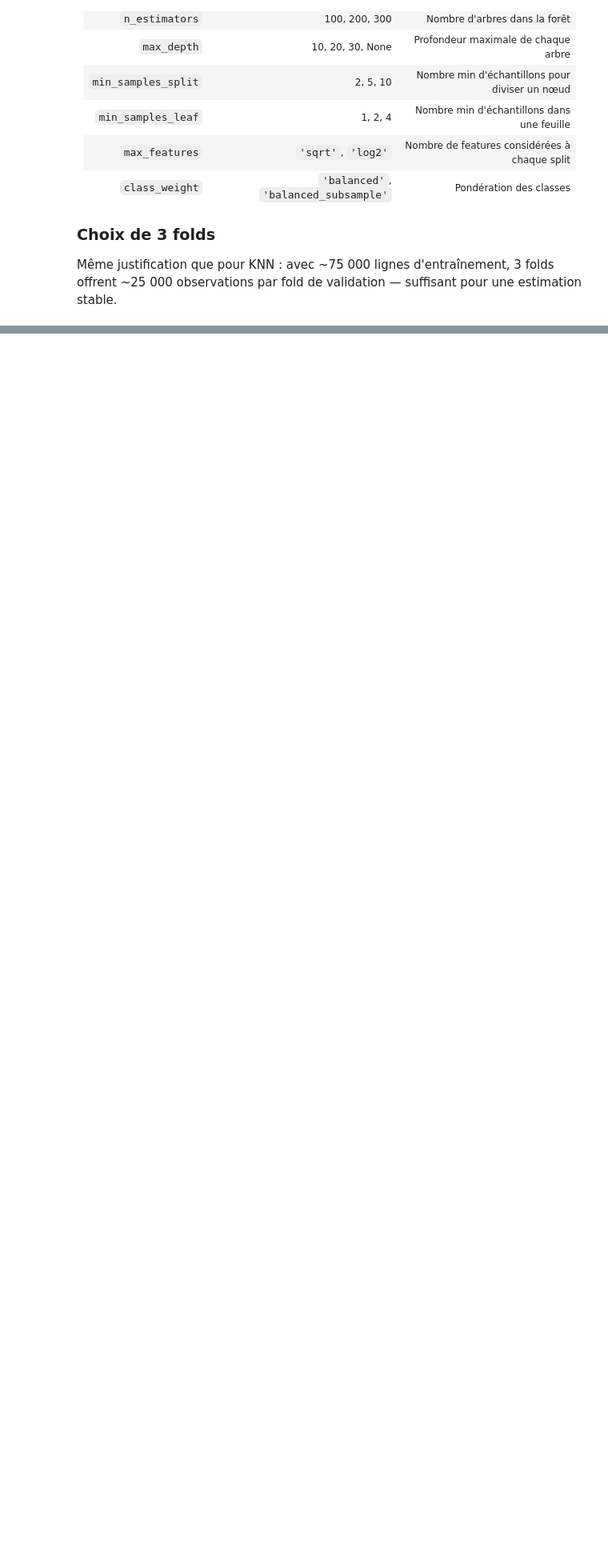
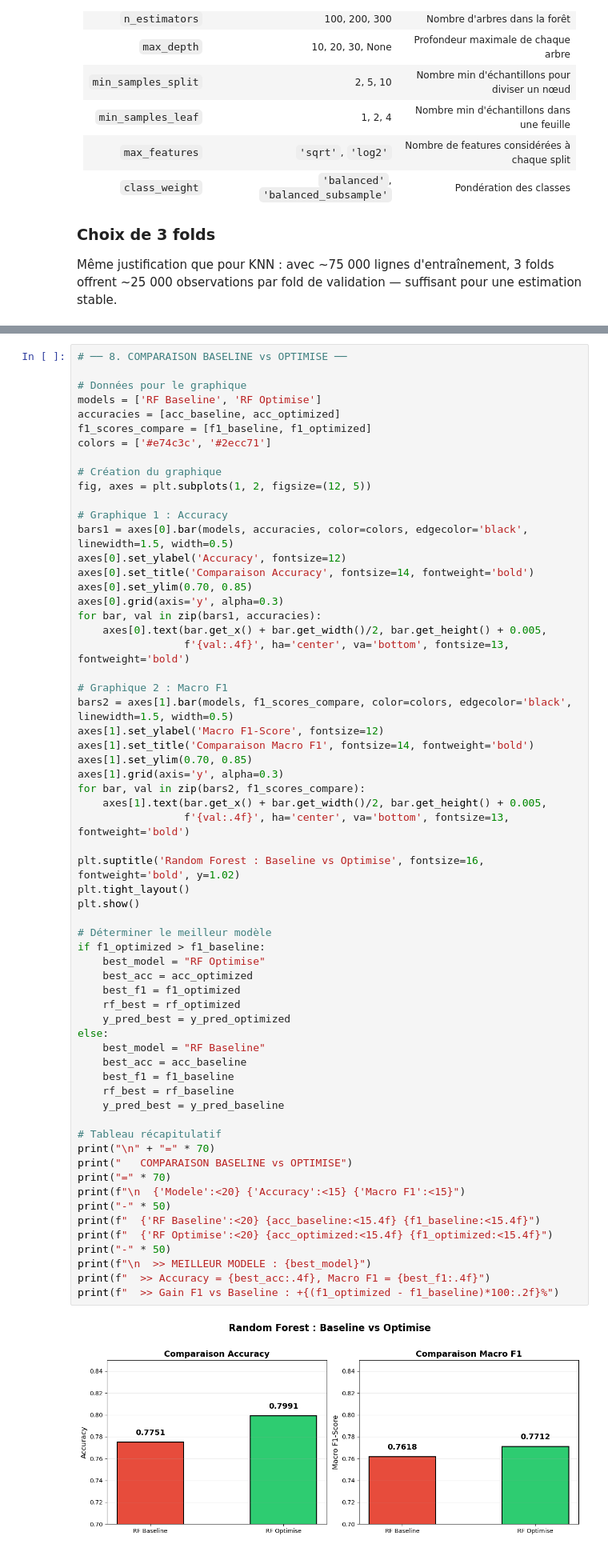
Before and after one commit to wilsdefots/projet-forage-des-donn-es, a Jupyter notebook: RandomForest_model.ipynb, the cells around one changed output, grey strips where cells are left out. Shown at 80% size. Saved outputs shown, nothing was run; the diff lists cells and outputs as text; blank space fills up the shorter version.

```diff
--- a/RandomForest_model.ipynb
+++ b/RandomForest_model.ipynb
@@ -1034,0 +526,64 @@ RF + Feat. Sel. + Threshold (0.56)  0.800771  0.774404    0.785835   0.767002
+# %%
+# ── 8. COMPARAISON BASELINE vs OPTIMISE ──
+
+# Données pour le graphique
+models = ['RF Baseline', 'RF Optimise']
+accuracies = [acc_baseline, acc_optimized]
+f1_scores_compare = [f1_baseline, f1_optimized]
+colors = ['#e74c3c', '#2ecc71']
+
+# Création du graphique
+fig, axes = plt.subplots(1, 2, figsize=(12, 5))
+
+# Graphique 1 : Accuracy
+bars1 = axes[0].bar(models, accuracies, color=colors, edgecolor='black', linewidth=1.5, width=0.5)
+axes[0].set_ylabel('Accuracy', fontsize=12)
+axes[0].set_title('Comparaison Accuracy', fontsize=14, fontweight='bold')
+axes[0].set_ylim(0.70, 0.85)
+axes[0].grid(axis='y', alpha=0.3)
+for bar, val in zip(bars1, accuracies):
+    axes[0].text(bar.get_x() + bar.get_width()/2, bar.get_height() + 0.005,
+                 f'{val:.4f}', ha='center', va='bottom', fontsize=13, fontweight='bold')
+
+# Graphique 2 : Macro F1
+bars2 = axes[1].bar(models, f1_scores_compare, color=colors, edgecolor='black', linewidth=1.5, width=0.5)
+axes[1].set_ylabel('Macro F1-Score', fontsize=12)
+axes[1].set_title('Comparaison Macro F1', fontsize=14, fontweight='bold')
+axes[1].set_ylim(0.70, 0.85)
+axes[1].grid(axis='y', alpha=0.3)
+for bar, val in zip(bars2, f1_scores_compare):
+    axes[1].text(bar.get_x() + bar.get_width()/2, bar.get_height() + 0.005,
+                 f'{val:.4f}', ha='center', va='bottom', fontsize=13, fontweight='bold')
+
+plt.suptitle('Random Forest : Baseline vs Optimise', fontsize=16, fontweight='bold', y=1.02)
+plt.tight_layout()
+plt.show()
+
+# Déterminer le meilleur modèle
+if f1_optimized > f1_baseline:
+    best_model = "RF Optimise"
+    best_acc = acc_optimized
+    best_f1 = f1_optimized
+    rf_best = rf_optimized
+    y_pred_best = y_pred_optimized
+else:
+    best_model = "RF Baseline"
+    best_acc = acc_baseline
+    best_f1 = f1_baseline
+    rf_best = rf_baseline
+    y_pred_best = y_pred_baseline
+
+# Tableau récapitulatif
+print("\n" + "=" * 70)
+print("   COMPARAISON BASELINE vs OPTIMISE")
+print("=" * 70)
+print(f"\n  {'Modele':<20} {'Accuracy':<15} {'Macro F1':<15}")
+print("-" * 50)
+print(f"  {'RF Baseline':<20} {acc_baseline:<15.4f} {f1_baseline:<15.4f}")
+print(f"  {'RF Optimise':<20} {acc_optimized:<15.4f} {f1_optimized:<15.4f}")
+print("-" * 50)
+print(f"\n  >> MEILLEUR MODELE : {best_model}")
+print(f"  >> Accuracy = {best_acc:.4f}, Macro F1 = {best_f1:.4f}")
+print(f"  >> Gain F1 vs Baseline : +{(f1_optimized - f1_baseline)*100:.2f}%")
+# %% [output]
+[figure, added]
```
Also changed, not shown: parts of 27 cells of this notebook, 7 other files.
